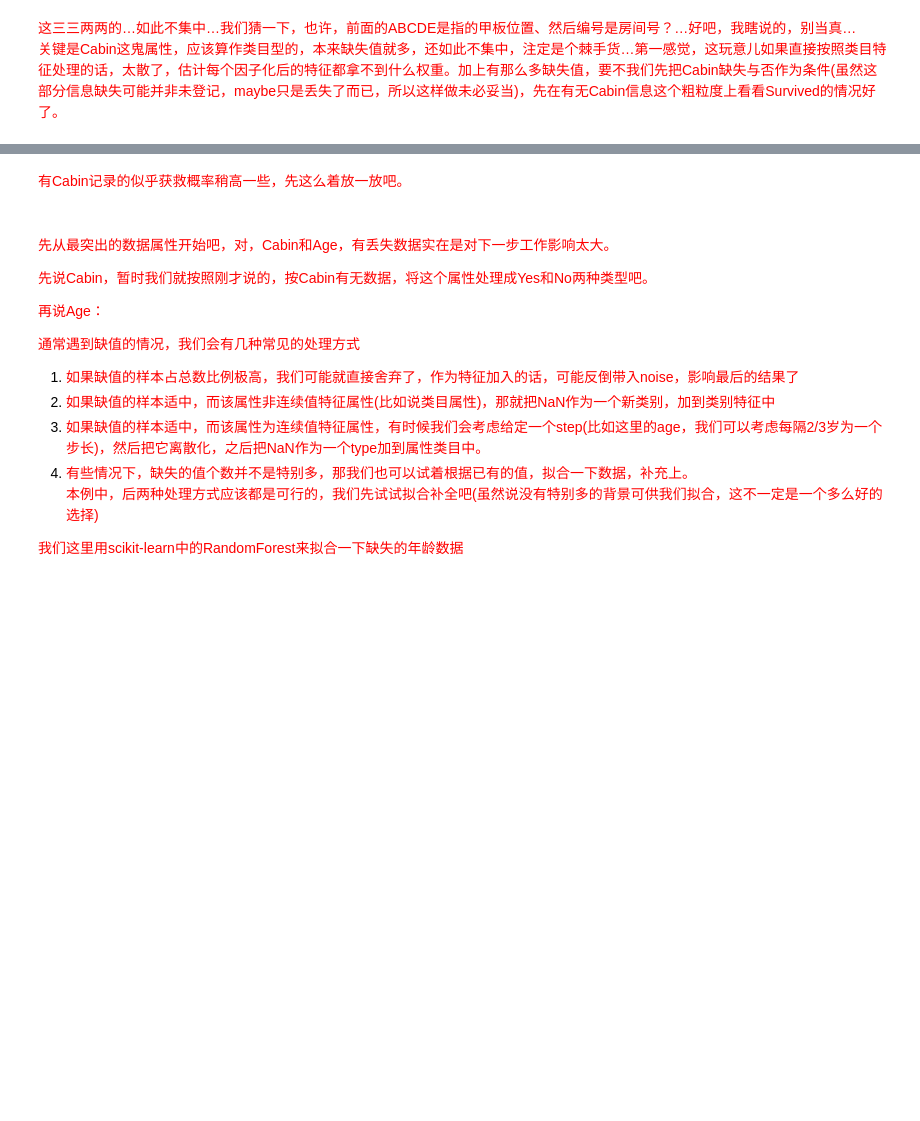
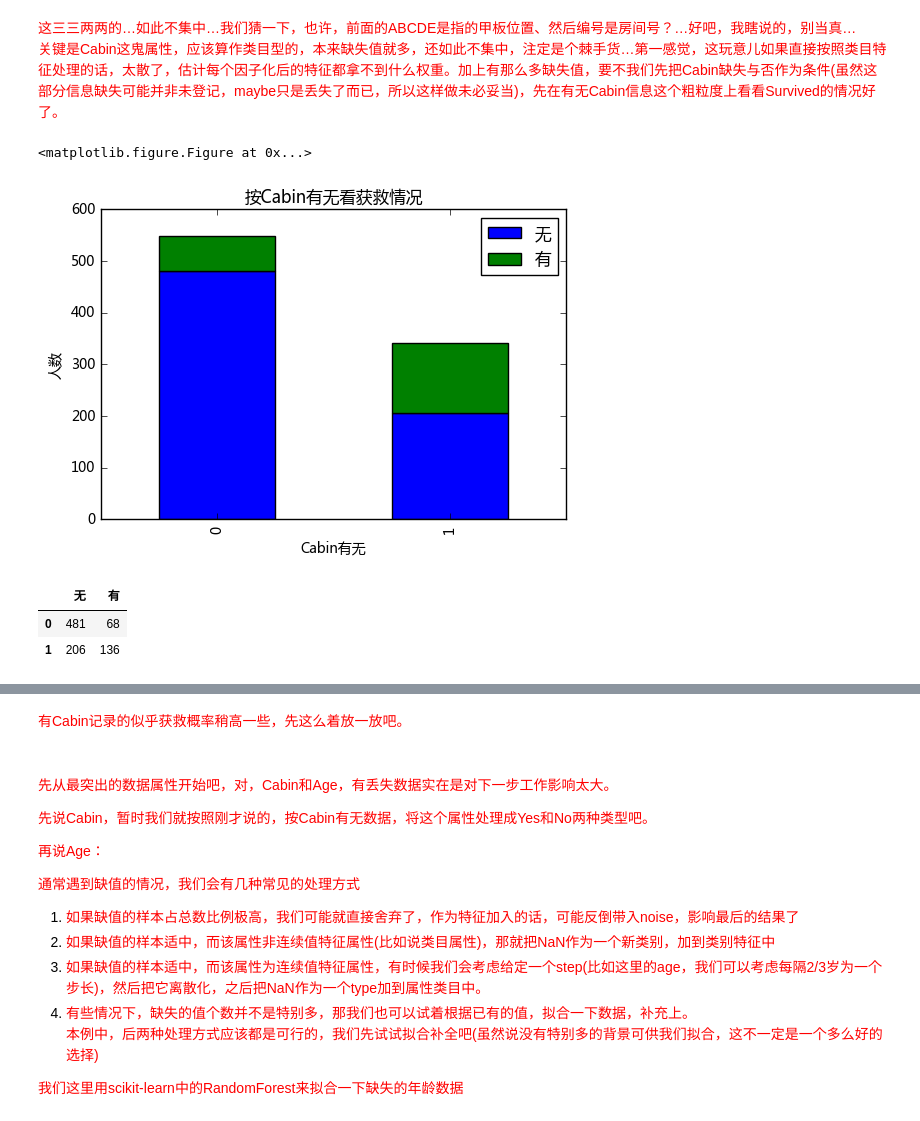
Before and after one commit to gwhhub/Kaggle_Titanic, a Jupyter notebook: Titanic.ipynb, the cells around one changed output, grey strips where cells are left out. Saved outputs shown, nothing was run; the diff lists cells and outputs as text; code cells hidden in the pictures; blank space fills up the shorter version.

```diff
--- a/Titanic.ipynb
+++ b/Titanic.ipynb
@@ -317,17 +327,25 @@ dtype: int64
 # %%
 #cabin的值计数太分散了，绝大多数Cabin值只出现一次。感觉上作为类目，加入特征未必会有效
 #那我们一起看看这个值的有无，对于survival的分布状况，影响如何吧
 fig = plt.figure()
 fig.set(alpha=0.2)  # 设定图表颜色alpha参数
 
 Survived_cabin = data_train.Survived[pd.notnull(data_train.Cabin)].value_counts()
 Survived_nocabin = data_train.Survived[pd.isnull(data_train.Cabin)].value_counts()
-df=pd.DataFrame({u'有':Survived_cabin, u'无':Survived_nocabin}).transpose()
+# df=pd.DataFrame({u'有':Survived_cabin, u'无':Survived_nocabin}).transpose()
+df=pd.DataFrame({u'有':Survived_cabin, u'无':Survived_nocabin})
 df.plot(kind='bar', stacked=True)
 plt.title(u"按Cabin有无看获救情况")
 plt.xlabel(u"Cabin有无")
 plt.ylabel(u"人数")
 plt.show()
-
+# Survived_cabin
+df
 #似乎有cabin记录的乘客survival比例稍高，那先试试把这个值分为两类，有cabin值/无cabin值，一会儿加到类别特征好了
+# %% [output]
+<matplotlib.figure.Figure at 0x...>
+[figure, added]
+|  | 无 | 有 |
+| 0 | 481 | 68 |
+| 1 | 206 | 136 |
 # %% [markdown]
```
Also changed, not shown: parts of 9 cells of this notebook.
